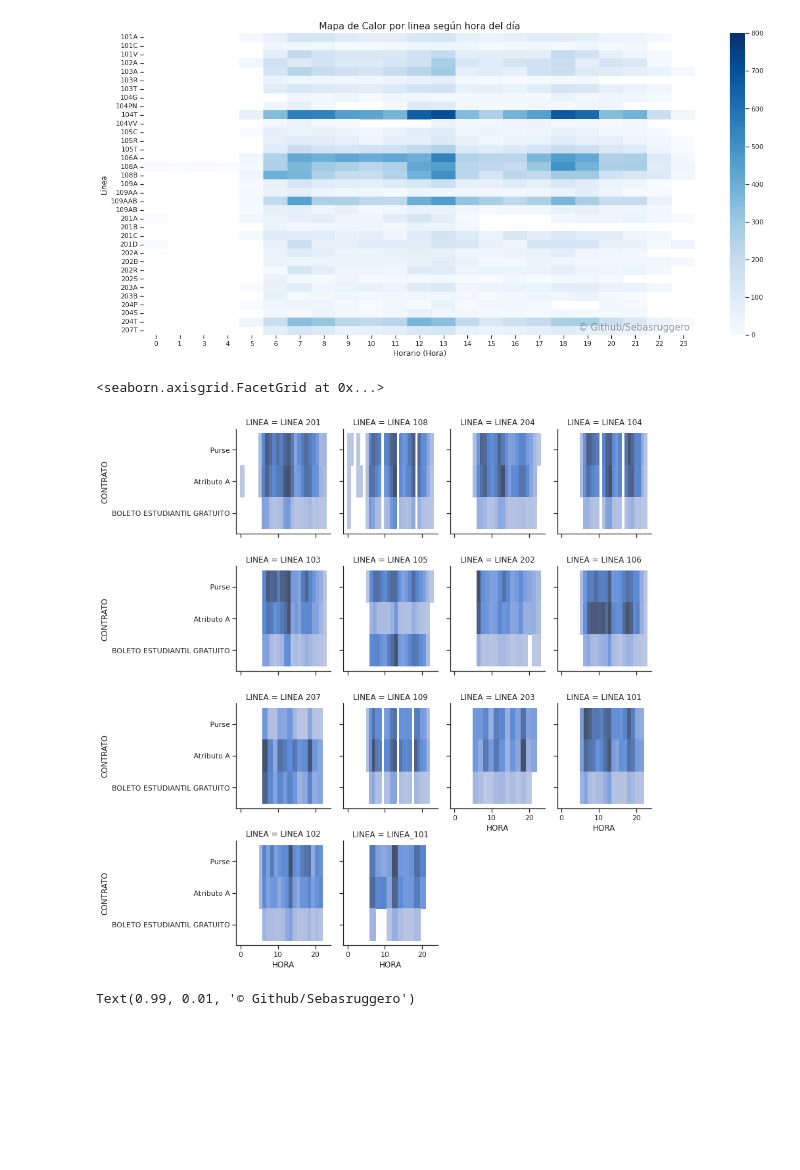
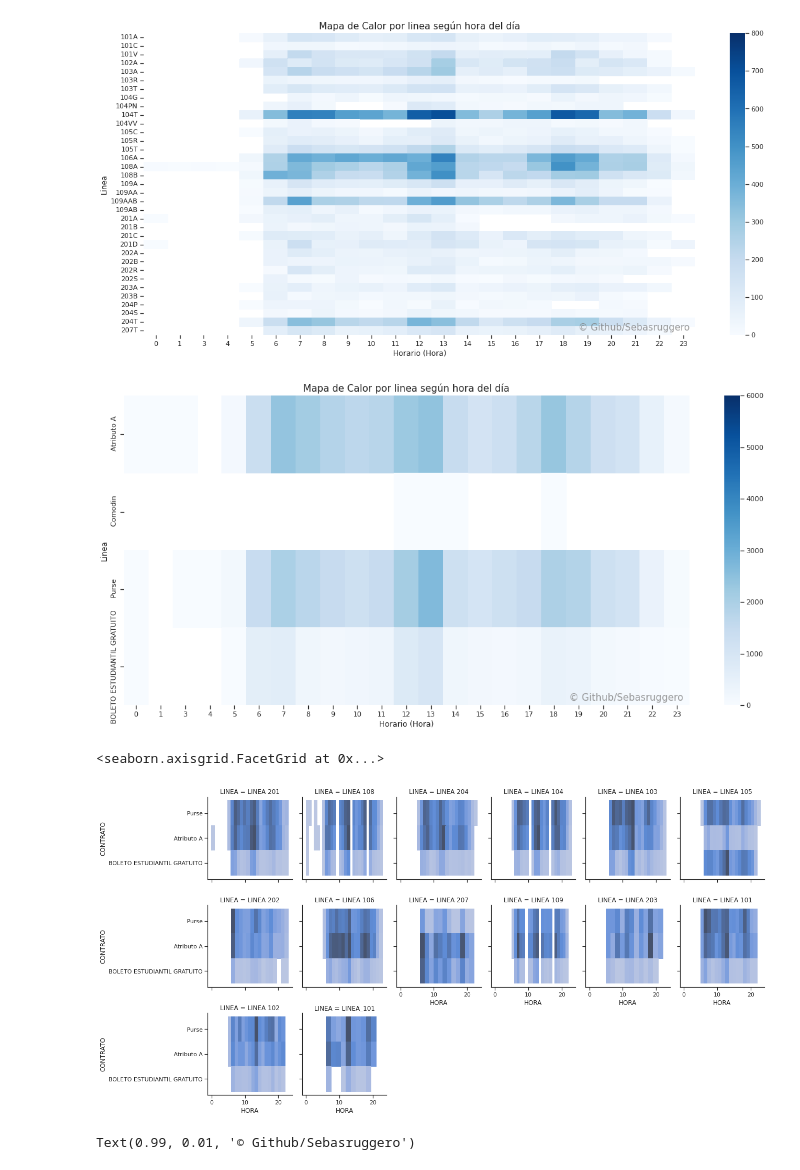
Before and after one commit to sebasruggero/analisis_transporte_catamarca, a Jupyter notebook: Análisis_Catamarca.ipynb, the cells around one changed output. Drawn from its saved outputs; the diff is of its cells as text; code cells hidden in the pictures; blank space fills up the shorter version.

```diff
--- a/Análisis_Catamarca.ipynb
+++ b/Análisis_Catamarca.ipynb
@@ -109,14 +145,46 @@ def hmap_diario(dataframe):
 hmap_diario(dataframe)
 # %% [output]
 [figure]
+# %%
+## Funcion para generar un hmap con los horarios con mas actividad
+
+def hmap_diario(dataframe):
+
+    # Data
+    df = dataframe.copy()
+    df["hour"] = pd.DatetimeIndex(df['FECHATRX']).hour
+    df["linea"] = df['CONTRATO']
+    daily_activity = df.groupby(by=['linea','hour']).count()['FECHATRX'].unstack()
+
+    # Armamos la figura
+    fig, ax = plt.subplots(figsize=(20,9))
+    sns.heatmap(daily_activity, robust=True, vmin=0, vmax=6000, cmap="Blues") # "YlOrBr
+
+    # Asignamos las etiquetas
+    plt.xlabel("Horario (Hora)", fontsize= 12, x = 0.5)
+    plt.ylabel("Linea", fontsize= 12)
+    plt.title("Mapa de Calor por linea según hora del día", fontsize= 15)
+
+    # Marca Agua
+    ax.text(0.99, 0.01, '© Github/Sebasruggero',
+            verticalalignment='bottom',
+            horizontalalignment='right',
+            transform=ax.transAxes,
+            color='grey',
+            fontsize=15,
+            alpha = 0.8)   # Marca Agua
+
+hmap_diario(dataframe)
+# %% [output]
+[figure, added]
 # %%
 ## Ahora vamos a graficar un mapa de calor por tipo de contrato por linea
 df_filter = dataframe[dataframe.CONTRATO.isin([" Atributo A", " Purse", "BOLETO ESTUDIANTIL GRATUITO"])]
-g = sns.FacetGrid(df_filter, col="LINEA", col_wrap=4)
+g = sns.FacetGrid(df_filter, col="LINEA", col_wrap=6)
 g.map(sns.histplot, "HORA", "CONTRATO")
 # %% [output]
 <seaborn.axisgrid.FacetGrid at 0x...>
-[figure, old version]
+[figure, new version]
 # %%
  #Ranking de empresas por cantidad de transacciones
 # Cargamos la data
```
Also changed, not shown: parts of 7 cells of this notebook.
